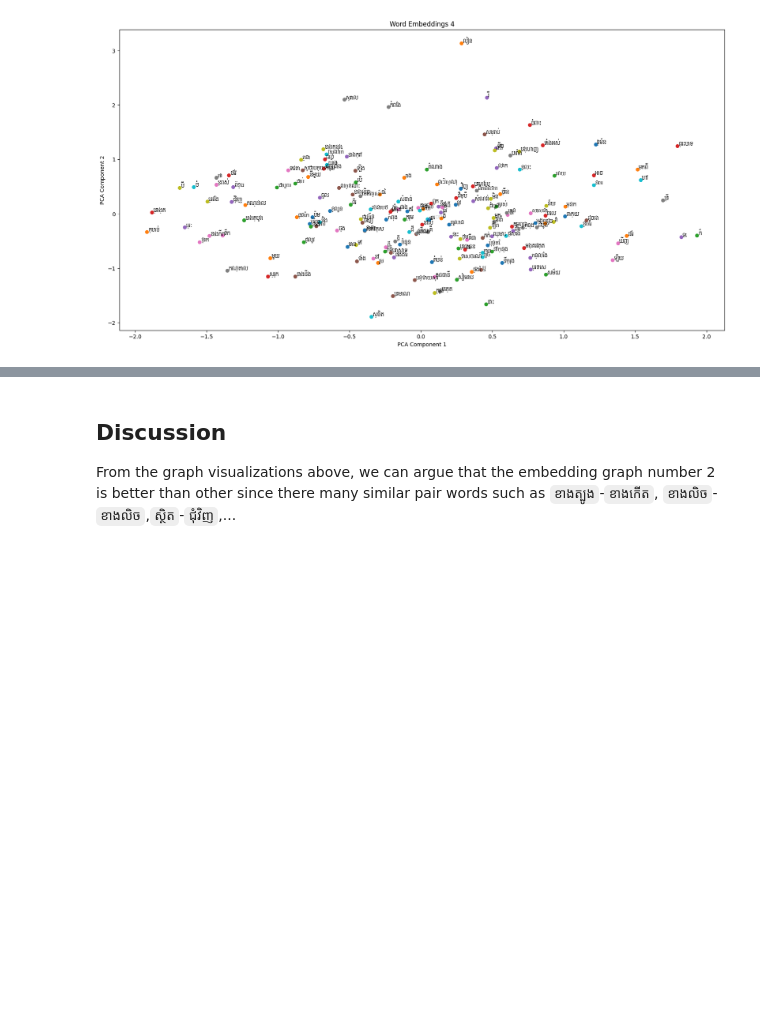
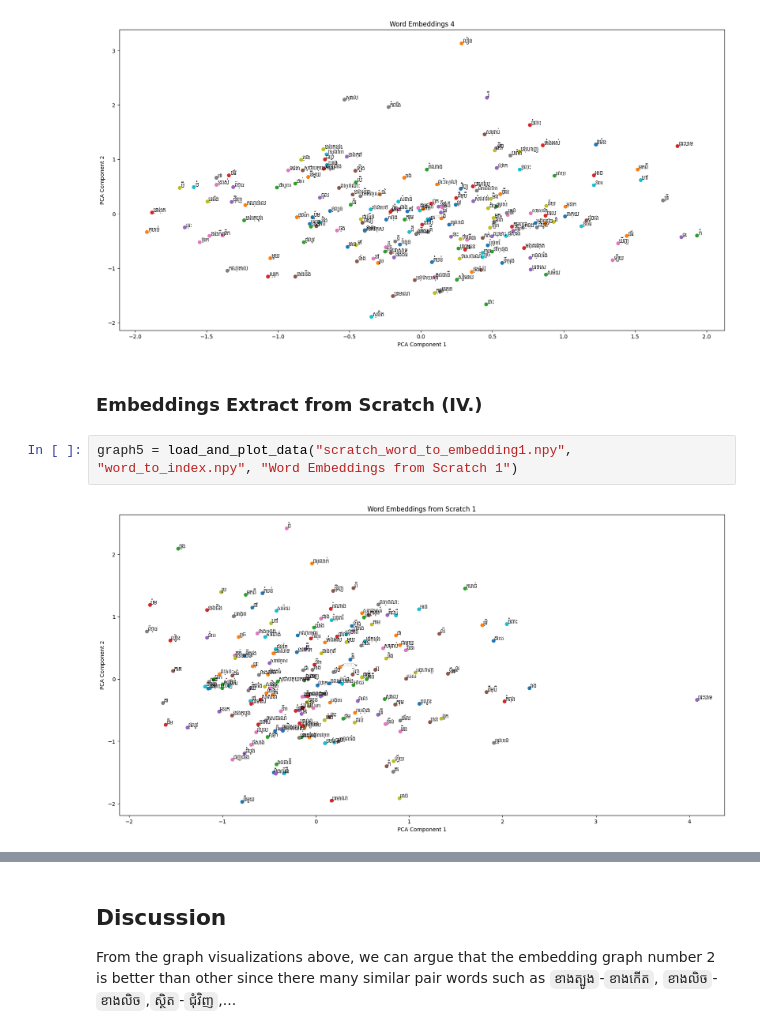
Before and after one commit to maohieng/learn_ai, a Jupyter notebook: nlp/mini-project-3/hieng-/II_dimensional_reduction.ipynb, the cells around one changed output, grey strips where cells are left out. Drawn from its saved outputs; the diff is of its cells as text; blank space fills up the shorter version.

```diff
--- a/nlp/mini-project-3/hieng-/II_dimensional_reduction.ipynb
+++ b/nlp/mini-project-3/hieng-/II_dimensional_reduction.ipynb
@@ -150,3 +150,9 @@ graph3 = load_and_plot_data("word_to_embedding3.npy", "word_to_index.npy", "Word
 graph4 = load_and_plot_data("word_to_embedding4.npy", "word_to_index.npy", "Word Embeddings 4")
 # %% [output]
 [figure]
+# %% [markdown]
+### Embeddings Extract from Scratch (IV.)
+# %%
+graph5 = load_and_plot_data("scratch_word_to_embedding1.npy", "word_to_index.npy", "Word Embeddings from Scratch 1")
+# %% [output]
+[figure, added]
```
Also changed, not shown: parts of 8 cells of this notebook, 5 other files.
